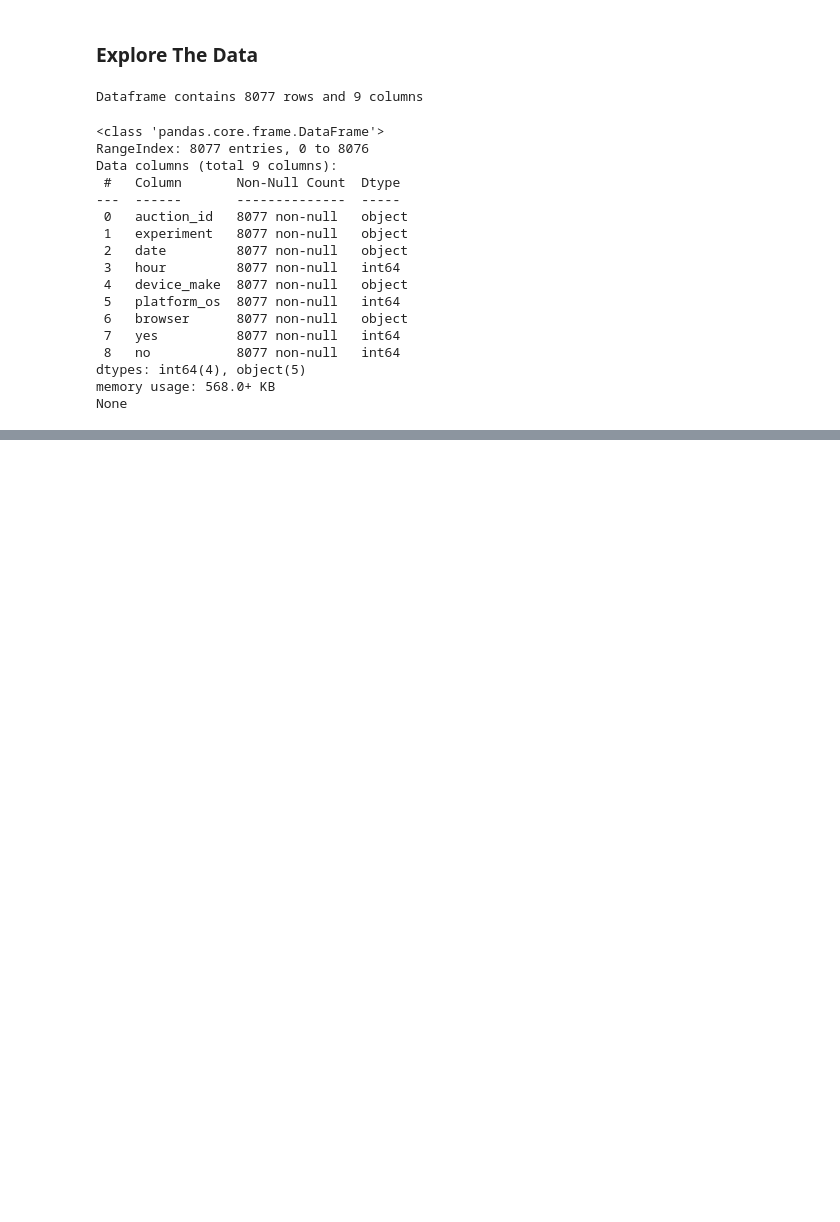
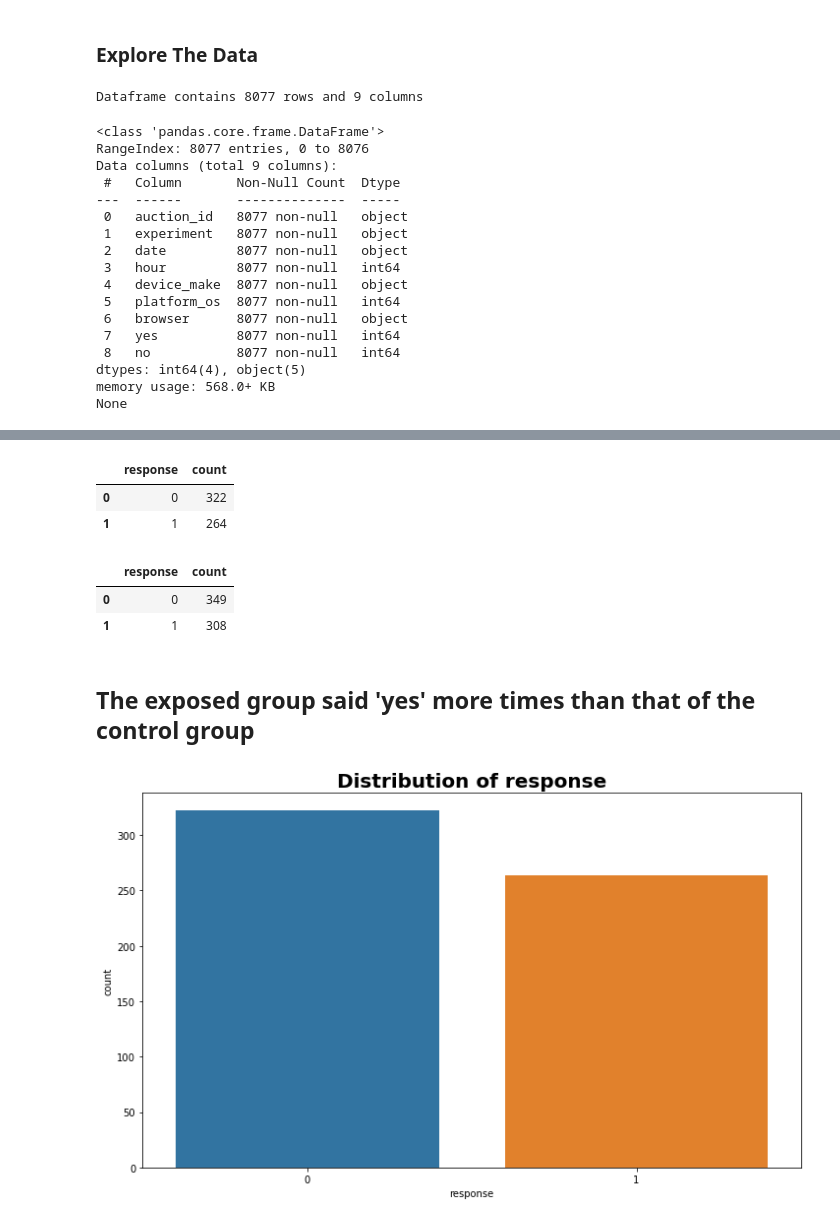
Before and after one commit to Group-6-10Academy/smart_ad_ABtesting, a Jupyter notebook: notebooks/EDA.ipynb, the cells around one changed output, grey strips where cells are left out. Drawn from its saved outputs; the diff is of its cells as text; code cells hidden in the pictures; blank space fills up the shorter version.

```diff
--- a/notebooks/EDA.ipynb
+++ b/notebooks/EDA.ipynb
@@ -64,0 +83,4 @@ None
+# %%
+# show the control group
+control_df = dfCopy[dfCopy['experiment'] == 'control']
+control_df.head(5)
@@ -64,0 +160,10 @@ None
+# %%
+# removing yes and no columns and replace it with response column. For both groups if response=1, it means yes
+#and if it is 0, it means no
+##for control group
+df1 = control_df[control_df['yes'] == 1].drop(['yes','no'], axis = 1)
+df1['response'] = 1
+df2 = control_df[control_df['no'] == 1].drop(['yes','no'], axis = 1)
+df2['response'] = 0
+control_plot_df = df1.append(df2).reset_index(drop=True)
+control_plot_df.head(5)
@@ -64,0 +192,26 @@ None
+# %%
+# count yes and no for control
+control_yes = control_plot_df.groupby(['response']).agg({'response': ['count']})
+control_yes.columns = ['count']
+control_yes = control_yes.reset_index()
+control_yes
+# %% [output]
+|  | response | count |
+| 0 | 0 | 322 |
+| 1 | 1 | 264 |
+# %%
+#Do the same for exposed
+exposed_yes = exposed_plot_df.groupby(['response']).agg({'response': ['count']})
+exposed_yes.columns = ['count']
+exposed_yes = exposed_yes.reset_index()
+exposed_yes
+# %% [output]
+|  | response | count |
+| 0 | 0 | 349 |
+| 1 | 1 | 308 |
+# %% [markdown]
+## The exposed group said 'yes' more times than that of the control group
+# %%
+VisualiseDf.plot_count(control_plot_df, 'response')
+# %% [output]
+[figure, added]
```
Also changed, not shown: parts of 18 cells of this notebook, 4 other files.
